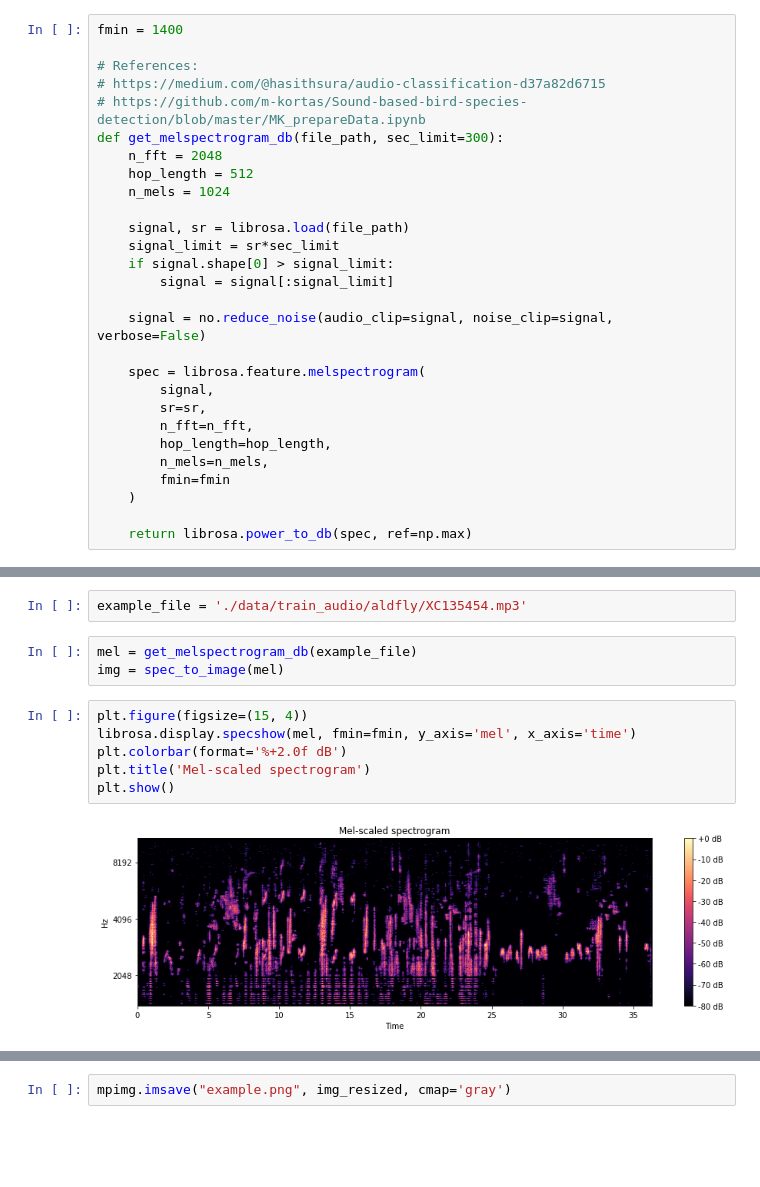
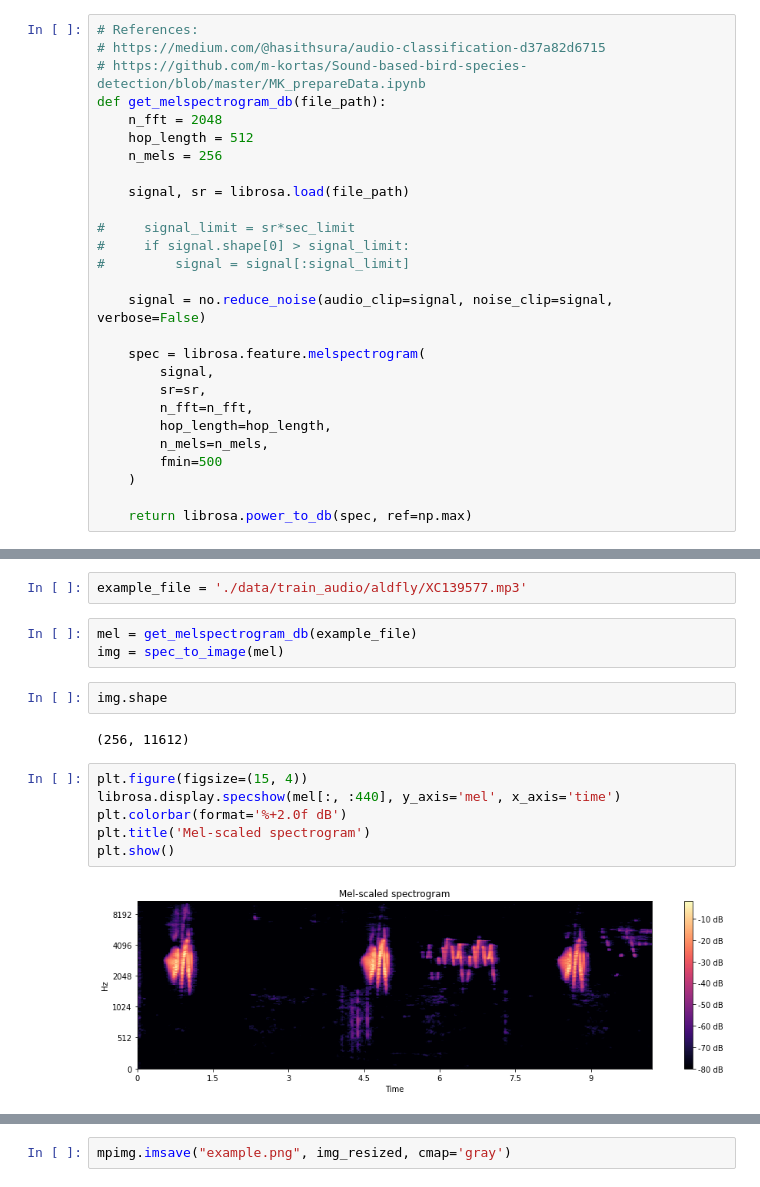
Before and after one commit to jackyho112/bird-call-identification, a Jupyter notebook: save_mel_images.ipynb, the cells around one changed output, grey strips where cells are left out. Saved outputs shown, nothing was run; the diff lists cells and outputs as text; blank space fills up the shorter version.

```diff
--- a/save_mel_images.ipynb
+++ b/save_mel_images.ipynb
@@ -30,20 +31,19 @@ train.head()
 | 4 | 4.0 | no | aldfly | 2 (stereo) | 2013-05-27 | both | 36 | XC135457.mp3 | level | Alder Flycatcher | ... |
 5 rows × 35 columns
 # %%
-fmin = 1400
-
 # References:
 # https://medium.com/@hasithsura/audio-classification-d37a82d6715
 # https://github.com/m-kortas/Sound-based-bird-species-detection/blob/master/MK_prepareData.ipynb
-def get_melspectrogram_db(file_path, sec_limit=300):
+def get_melspectrogram_db(file_path):
     n_fft = 2048
     hop_length = 512
-    n_mels = 1024
+    n_mels = 256
 
     signal, sr = librosa.load(file_path)
-    signal_limit = sr*sec_limit
-    if signal.shape[0] > signal_limit:
-        signal = signal[:signal_limit]
+
+#     signal_limit = sr*sec_limit
+#     if signal.shape[0] > signal_limit:
+#         signal = signal[:signal_limit]
 
     signal = no.reduce_noise(audio_clip=signal, noise_clip=signal, verbose=False)
 
@@ -53,7 +53,7 @@ def get_melspectrogram_db(file_path, sec_limit=300):
         n_fft=n_fft,
         hop_length=hop_length,
         n_mels=n_mels,
-        fmin=fmin
+        fmin=500
     )
 
     return librosa.power_to_db(spec, ref=np.max)
@@ -95,13 +95,17 @@ Name: 2, dtype: object
 # %%
-example_file = './data/train_audio/aldfly/XC135454.mp3'
+example_file = './data/train_audio/aldfly/XC139577.mp3'
 # %%
 mel = get_melspectrogram_db(example_file)
 img = spec_to_image(mel)
+# %%
+img.shape
+# %% [output]
+(256, 11612)
 # %%
 plt.figure(figsize=(15, 4))
-librosa.display.specshow(mel, fmin=fmin, y_axis='mel', x_axis='time')
+librosa.display.specshow(mel[:, :440], y_axis='mel', x_axis='time')
 plt.colorbar(format='%+2.0f dB')
 plt.title('Mel-scaled spectrogram')
 plt.show()
 # %% [output]
-[figure, old version]
+[figure, new version]
```
Also changed, not shown: parts of 9 cells of this notebook, 1 other file.
